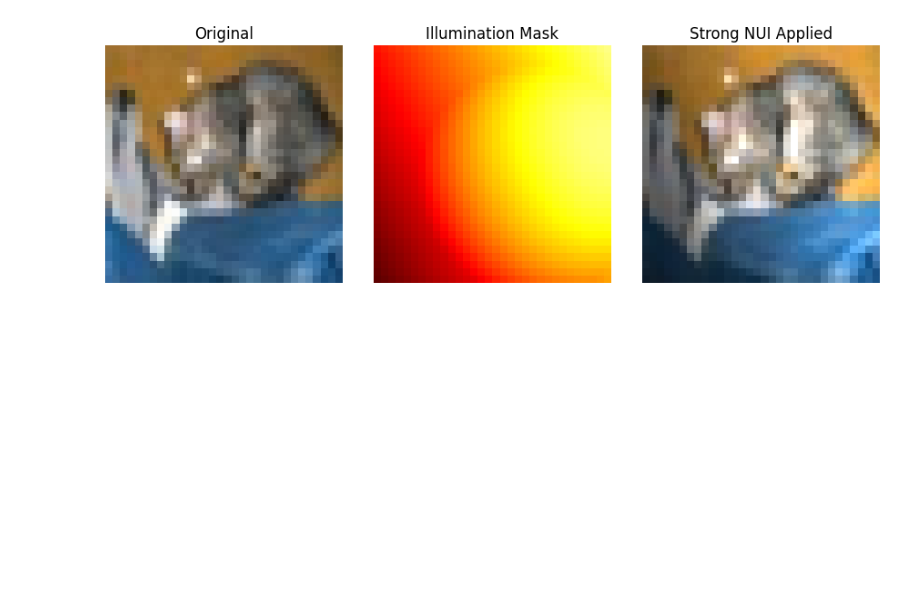
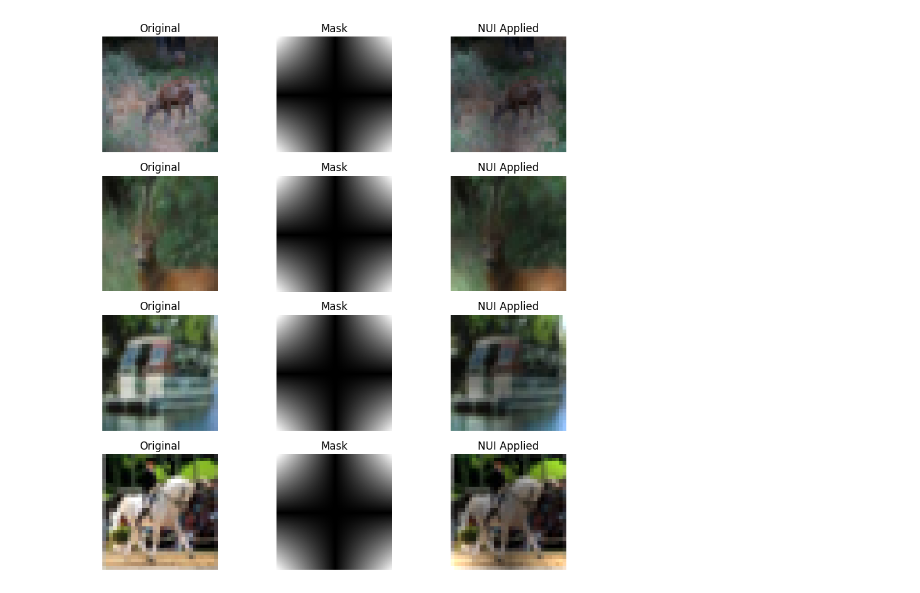
Before and after one commit to deepanshuiiitv/AI-project, a Jupyter notebook: 1cccheck.ipynb, the cells around one changed output. Drawn from its saved outputs; the diff is of its cells as text; code cells hidden in the pictures; blank space fills up the shorter version.

```diff
--- a/1cccheck.ipynb
+++ b/1cccheck.ipynb
@@ -21,29 +21,31 @@ print("Using device:", device)
 # ==============================================
 # 2. Strong NUI Mask Functions
 # ==============================================
-def generate_strong_nui_mask(h, w, strength=1.0, exponent=2.0):
-    yy, xx = np.meshgrid(np.linspace(-1, 1, h), np.linspace(-1, 1, w), indexing='ij')
-    angle = np.random.uniform(0, 2*np.pi)
-    direction = np.cos(angle)*xx + np.sin(angle)*yy
-    cx, cy = np.random.uniform(-0.5, 0.5, 2)
-    r = np.sqrt((xx - cx)**2 + (yy - cy)**2)
-    radial = 1 - np.clip(r, 0, 1)**exponent
-    mask = 0.6*direction + 0.4*radial
+def generate_strong_nui_mask(h, w, strength=1.0):
+    # Create coordinate grids
+    yy, xx = np.meshgrid(np.arange(h), np.arange(w), indexing='ij')
+
+    # Compute curved diamond shape
+    center_x, center_y = w // 2, h // 2
+    mask = np.abs(center_x - xx) * np.abs(center_y - yy)
     mask = (mask - mask.min()) / (mask.max() - mask.min())
     mask = 1 + strength * (mask - 0.5)
     mask = np.clip(mask, 0.1, 1.9).astype(np.float32)
+
     return mask
 
 
 def apply_mask_to_tensor(img_tensor, mask):
     mask_tensor = torch.tensor(mask).unsqueeze(0).to(img_tensor.device)
+
     if mask_tensor.dim() == 3:
         mask_tensor = mask_tensor.unsqueeze(0)
+
     mask_tensor = F.interpolate(
         mask_tensor, size=img_tensor.shape[1:], mode='bilinear', align_corners=False
     ).squeeze(0)
+
     return img_tensor * mask_tensor
-
 
 def apply_nui_to_img(img_tensor):
     h, w = img_tensor.shape[1], img_tensor.shape[2]
@@ -52,24 +54,49 @@ def apply_nui_to_img(img_tensor):
 
 
 # ==============================================
-# 3. Load CIFAR-10 Small Subset (Cats vs Dogs)
+# 3. Load CIFAR-10 FULL Dataset (All Classes)
 # ==============================================
+import torch
+from torch.utils.data import DataLoader, Subset, random_split
+import torchvision
+import torchvision.transforms as T
+
 transform = T.Compose([T.ToTensor()])
 
-trainset_full = torchvision.datasets.CIFAR10(root='./data', train=True, download=True, transform=transform)
-testset_full  = torchvision.datasets.CIFAR10(root='./data', train=False, download=True, transform=transform)
 
-classes_to_use = [3, 5]
-train_idx = [i for i, t in enumerate(trainset_full.targets) if t in classes_to_use][:3000]
-test_idx  = [i for i, t in enumerate(testset_full.targets) if t in classes_to_use][:400]
+full_dataset = torchvision.datasets.CIFAR10(
+    root='./data', train=True, download=True, transform=transform
+)
 
-trainset = Subset(trainset_full, train_idx)
-testset  = Subset(testset_full, test_idx)
+test_dataset = torchvision.datasets.CIFAR10(
+    root='./data', train=False, download=True, transform=transform
+)
 
-trainloader = DataLoader(trainset, batch_size=64, shuffle=True)
-testloader  = DataLoader(testset, batch_size=64, shuffle=False)
+from torch.utils.data import ConcatDataset
+full_dataset = ConcatDataset([full_dataset, test_dataset])  # 50k + 10k = 60k
 
-print(f"Train samples: {len(trainset)} | Test samples: {len(testset)}")
+# ===============================
+#  Use only first 10k samples
+# ===============================
+subset_size = 10000
+subset_dataset = Subset(full_dataset, list(range(subset_size)))
+
+# ===============================
+#  Split 80/20 → 8k train, 2k test
+# ===============================
+train_len = int(0.8 * subset_size)  # 8000
+test_len = subset_size - train_len   # 2000
+
+train_dataset, test_dataset = random_split(subset_dataset, [train_len, test_len])
+
+# ===============================
+# DataLoaders
+# ===============================
+trainloader = DataLoader(train_dataset, batch_size=64, shuffle=True)
+testloader  = DataLoader(test_dataset, batch_size=64, shuffle=False)
+
+print(f"Train samples: {len(train_dataset)} | Test samples: {len(test_dataset)}")
+
 
 
 # ==============================================
@@ -78,7 +105,7 @@ print(f"Train samples: {len(trainset)} | Test samples: {len(testset)}")
 import torchvision.models as models
 
 class SqueezeNetCustom(nn.Module):
-    def __init__(self, num_classes=2):
+    def __init__(self, num_classes=10):  # FIX: 10 classes
         super().__init__()
         self.model = models.squeezenet1_1(pretrained=False)
         self.model.classifier[1] = nn.Conv2d(512, num_classes, kernel_size=1)
@@ -96,12 +123,15 @@ def testing(model, loader, apply_nui=False):
     correct, total = 0, 0
     with torch.no_grad():
         for imgs, labels in loader:
-            labels = torch.tensor([classes_to_use.index(int(l)) for l in labels], device=device)
+
+            labels = labels.to(device)  # FIX: no remapping
+
             if apply_nui:
                 perturbed = []
                 for img in imgs:
                     perturbed.append(apply_nui_to_img(img))
                 imgs = torch.stack(perturbed)
+
             imgs = imgs.to(device)
             outputs = model(imgs)
             _, predicted = outputs.max(1)
@@ -113,7 +143,7 @@ def testing(model, loader, apply_nui=False):
 # ==============================================
 # 6. Baseline Training (Clean Images)
 # ==============================================
-model_clean = SqueezeNetCustom(num_classes=2).to(device)
+model_clean = SqueezeNetCustom(num_classes=10).to(device)
 criterion = nn.CrossEntropyLoss()
 optimizer = optim.Adam(model_clean.parameters(), lr=0.001)
 
@@ -123,7 +153,7 @@ for epoch in range(epochs):
     running_loss = 0.0
     for imgs, labels in tqdm(trainloader, desc=f"Baseline Epoch {epoch+1}/{epochs}"):
         imgs = imgs.to(device)
-        labels = torch.tensor([classes_to_use.index(int(l)) for l in labels], device=device)
+        labels = labels.to(device)
 
         optimizer.zero_grad()
         outputs = model_clean(imgs)
@@ -144,7 +174,7 @@ def train_model_mixed(model, trainloader, optimizer, criterion, epochs, nui_rati
         running_loss = 0.0
         for imgs, labels in trainloader:
             imgs = imgs.to(device)
-            labels = torch.tensor([classes_to_use.index(int(l)) for l in labels], device=device)
+            labels = labels.to(device)
 
             mask = torch.rand(len(imgs)) < nui_ratio
             imgs_aug = []
@@ -164,10 +194,10 @@ def train_model_mixed(model, trainloader, optimizer, criterion, epochs, nui_rati
         print(f"Epoch {epoch+1}/{epochs} Loss: {running_loss/len(trainloader):.4f}")
 
 
-model_nui = SqueezeNetCustom(num_classes=2).to(device)
+model_nui = SqueezeNetCustom(num_classes=10).to(device)
 criterion = nn.CrossEntropyLoss()
 optimizer = optim.Adam(model_nui.parameters(), lr=0.001)
-train_model_mixed(model_nui, trainloader, optimizer, criterion, epochs, nui_ratio=0.8)
+train_model_mixed(model_nui, trainloader, optimizer, criterion, epochs, nui_ratio=0.5)
 print("NUI-Augmented robust training complete.\n")
 
 
@@ -208,7 +238,7 @@ def visualize_nui_effect(num_images=4):
     fig, axes = plt.subplots(num_images, 3, figsize=(9, 9))
     for i in range(num_images):
         img = imgs[i]
-        mask = generate_strong_nui_mask(64, 64, strength=3.0, exponent=2.0)
+        mask = generate_strong_nui_mask(64, 64, strength=1.0)
         img_nui = apply_mask_to_tensor(img, mask)
         axes[i,0].imshow(img.permute(1,2,0)); axes[i,0].set_title("Original"); axes[i,0].axis("off")
         axes[i,1].imshow(mask, cmap="gray"); axes[i,1].set_title("Mask"); axes[i,1].axis("off")
@@ -243 +273 @@ Robust Model (NUI-Augmented Training):
-[figure, old version]
+[figure, new version]
```
Also changed, not shown: parts of 1 cell of this notebook, 2 other files.
